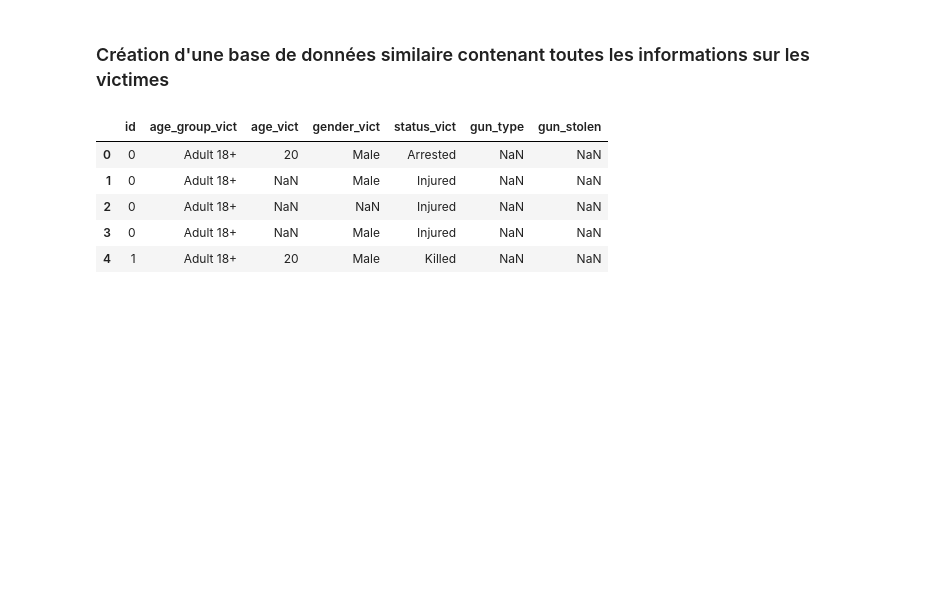
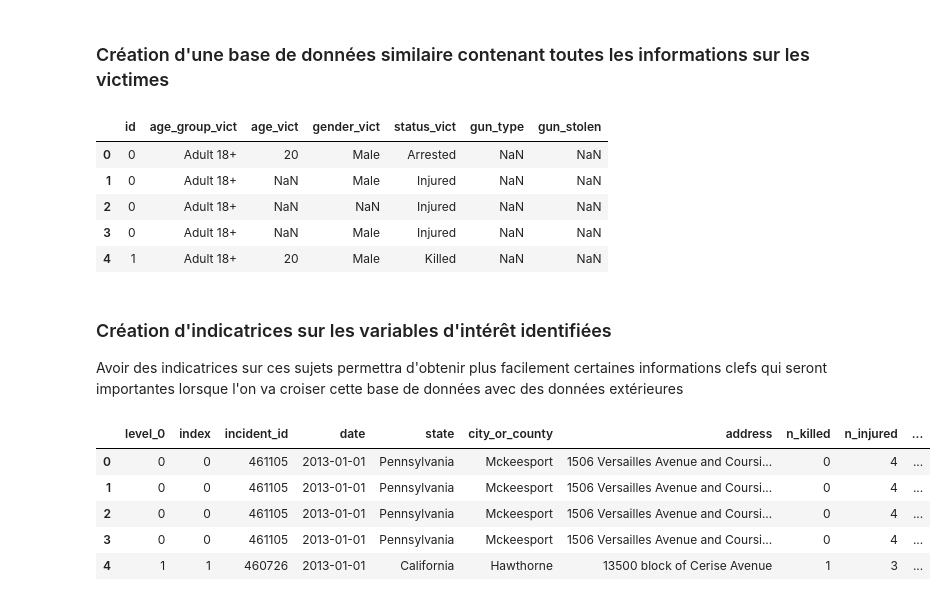
Before and after one commit to eleroux46/gun_violence, a Jupyter notebook: traitement_gun_violence.ipynb, the cells around one changed output. Drawn from its saved outputs; the diff is of its cells as text; code cells hidden in the pictures; blank space fills up the shorter version.

```diff
--- a/traitement_gun_violence.ipynb
+++ b/traitement_gun_violence.ipynb
@@ -384,3 +384,20 @@ df_victim.head()
 | 4 | 1 | Adult 18+ | 20 | Male | Killed | NaN | NaN |
 # %%
 df_victim.to_csv('df_victim.csv')
+# %% [markdown]
+### Création d'indicatrices sur les variables d'intérêt identifiées
+
+Avoir des indicatrices sur ces sujets permettra d'obtenir plus facilement certaines informations clefs qui seront importantes lorsque l'on va croiser cette base de données avec des données extérieures
+# %%
+#création d'une base unique avec les informations sur les suspects et les victimes
+updated_base=updated_base.reset_index()
+merge_sus=pd.merge(updated_base, df_suspects, how='outer', left_on='index', right_on='id')
+merge_tot=pd.merge(merge_sus, df_victim, how='outer', right_on='id', left_on='index')
+merge_tot.head()
+# %% [output]
+|  | level_0 | index | incident_id | date | state | city_or_county | address | n_killed | n_injured | ... |
+| 0 | 0 | 0 | 461105 | 2013-01-01 | Pennsylvania | Mckeesport | 1506 Versailles Avenue and Coursi... | 0 | 4 | ... |
+| 1 | 0 | 0 | 461105 | 2013-01-01 | Pennsylvania | Mckeesport | 1506 Versailles Avenue and Coursi... | 0 | 4 | ... |
+| 2 | 0 | 0 | 461105 | 2013-01-01 | Pennsylvania | Mckeesport | 1506 Versailles Avenue and Coursi... | 0 | 4 | ... |
+| 3 | 0 | 0 | 461105 | 2013-01-01 | Pennsylvania | Mckeesport | 1506 Versailles Avenue and Coursi... | 0 | 4 | ... |
+| 4 | 1 | 1 | 460726 | 2013-01-01 | California | Hawthorne | 13500 block of Cerise Avenue | 1 | 3 | ... |
```
Also changed, not shown: parts of 15 cells of this notebook, 4 other files.
